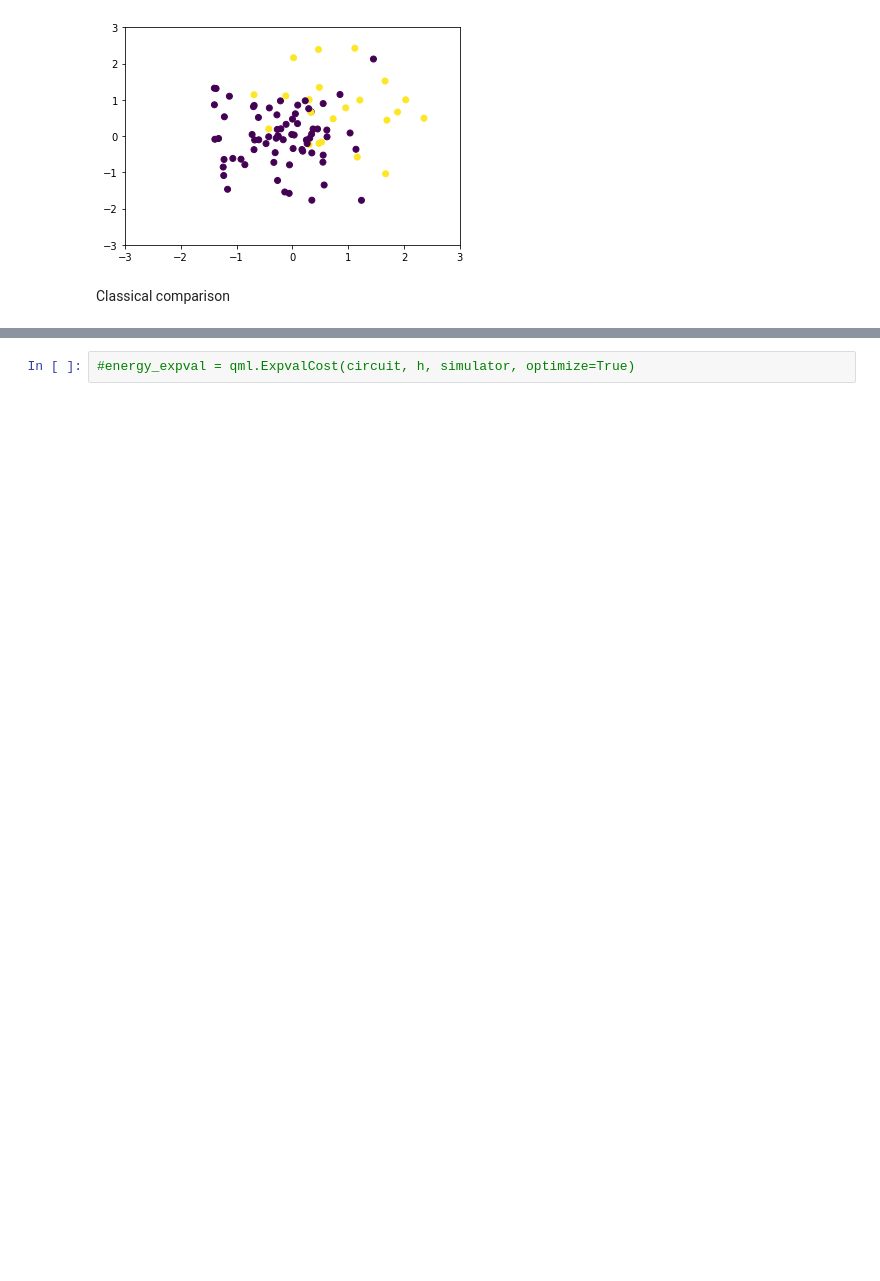
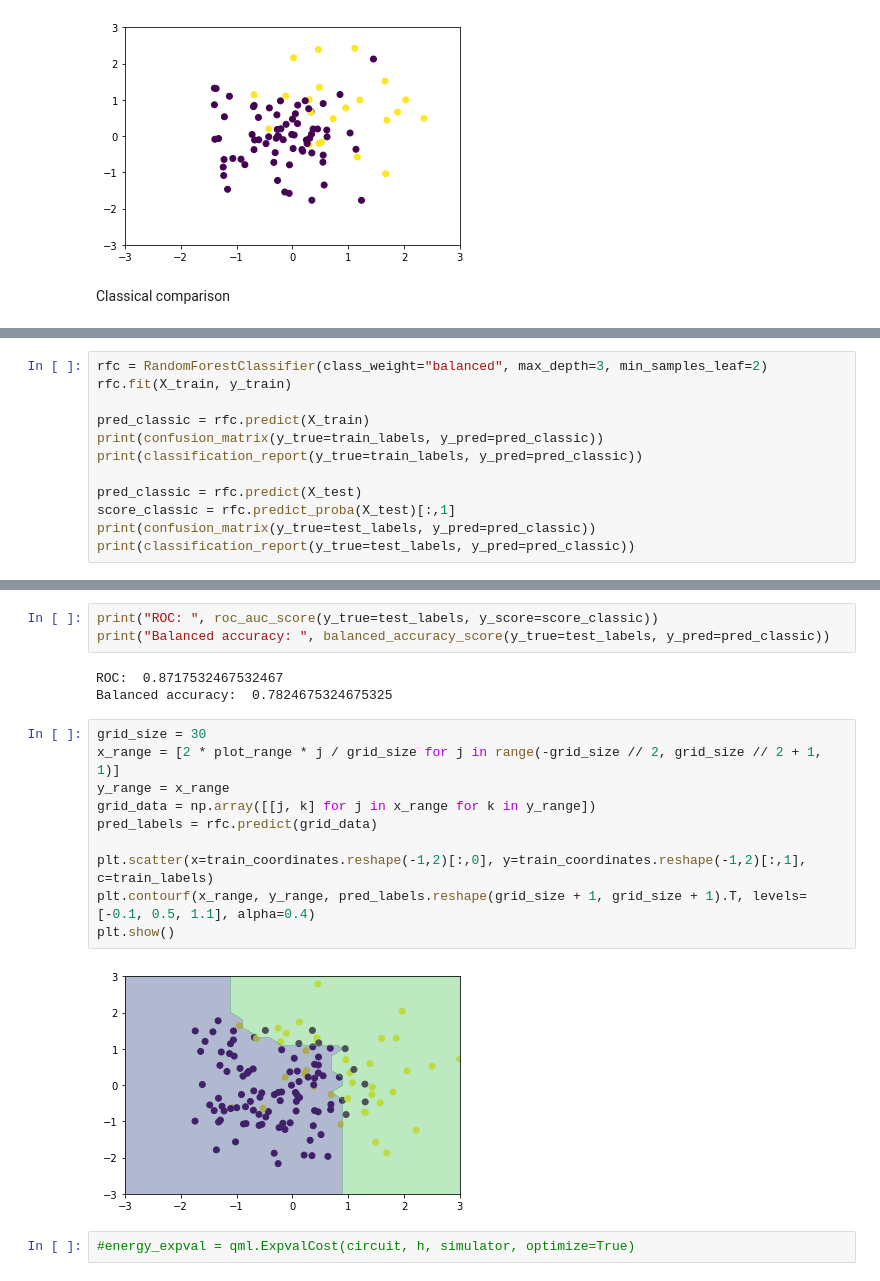
Before and after one commit to ivang/QHack-Q-Reply-2021, a Jupyter notebook: q-reply_vqe-classification-heart.ipynb, the cells around one changed output, grey strips where cells are left out. Drawn from its saved outputs; the diff is of its cells as text; blank space fills up the shorter version.

```diff
--- a/q-reply_vqe-classification-heart.ipynb
+++ b/q-reply_vqe-classification-heart.ipynb
@@ -411,0 +423,12 @@ plt.show()
+# %%
+rfc = RandomForestClassifier(class_weight="balanced", max_depth=3, min_samples_leaf=2)
+rfc.fit(X_train, y_train)
+
+pred_classic = rfc.predict(X_train)
+print(confusion_matrix(y_true=train_labels, y_pred=pred_classic))
+print(classification_report(y_true=train_labels, y_pred=pred_classic))
+
+pred_classic = rfc.predict(X_test)
+score_classic = rfc.predict_proba(X_test)[:,1]
+print(confusion_matrix(y_true=test_labels, y_pred=pred_classic))
+print(classification_report(y_true=test_labels, y_pred=pred_classic))
@@ -412,2 +453,20 @@ plt.show()
+# %%
+print("ROC: ", roc_auc_score(y_true=test_labels, y_score=score_classic))
+print("Balanced accuracy: ", balanced_accuracy_score(y_true=test_labels, y_pred=pred_classic))
+# %% [output]
+ROC:  0.8717532467532467
+Balanced accuracy:  0.7824675324675325
+# %%
+grid_size = 30
+x_range = [2 * plot_range * j / grid_size for j in range(-grid_size // 2, grid_size // 2 + 1, 1)]
+y_range = x_range
+grid_data = np.array([[j, k] for j in x_range for k in y_range])
+pred_labels = rfc.predict(grid_data)
+
+plt.scatter(x=train_coordinates.reshape(-1,2)[:,0], y=train_coordinates.reshape(-1,2)[:,1], c=train_labels)
+plt.contourf(x_range, y_range, pred_labels.reshape(grid_size + 1, grid_size + 1).T, levels=[-0.1, 0.5, 1.1], alpha=0.4)
+plt.show()
+# %% [output]
+[figure, added]
 # %%
 #energy_expval = qml.ExpvalCost(circuit, h, simulator, optimize=True)
```
Also changed, not shown: parts of 13 cells of this notebook, 14 other files.
